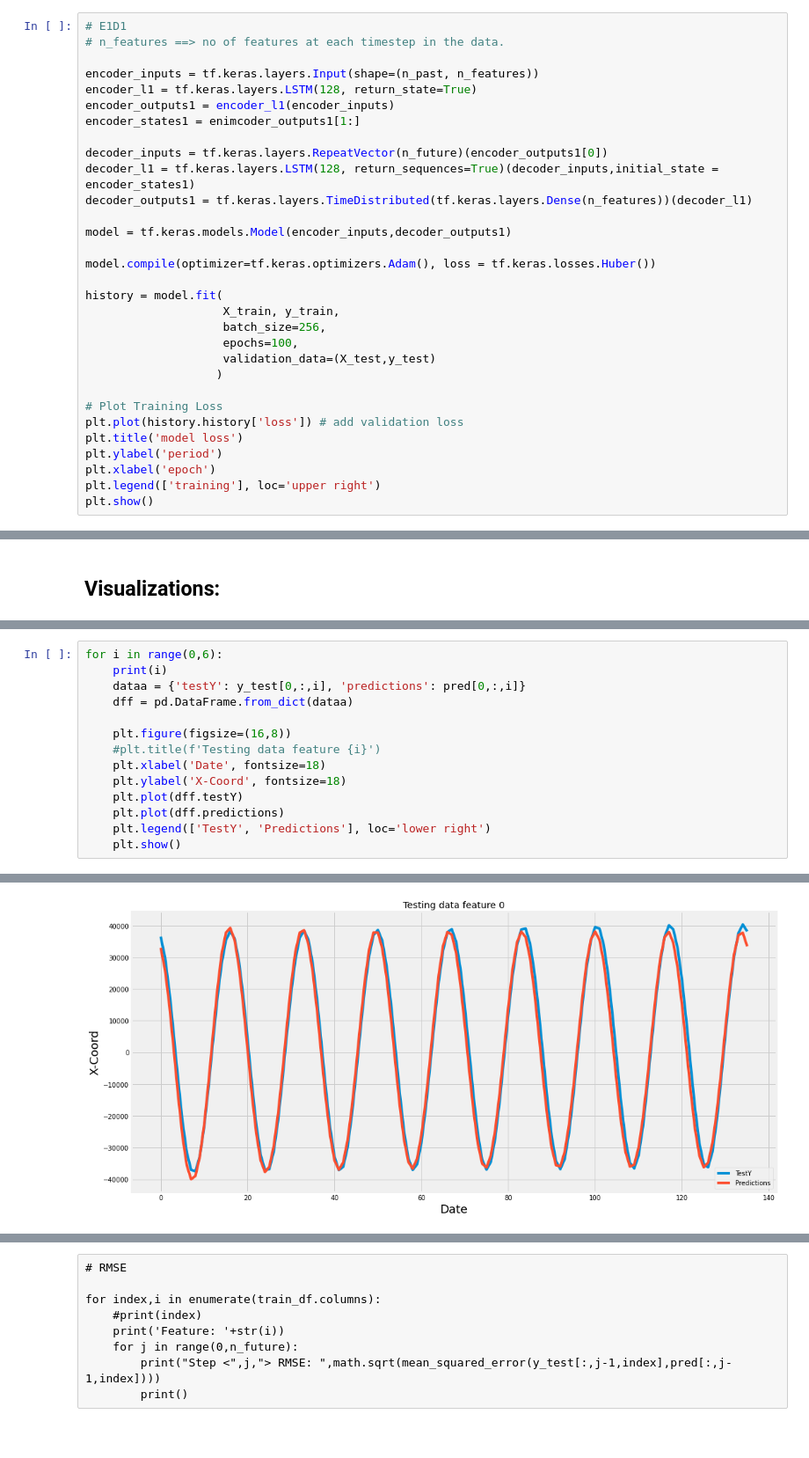
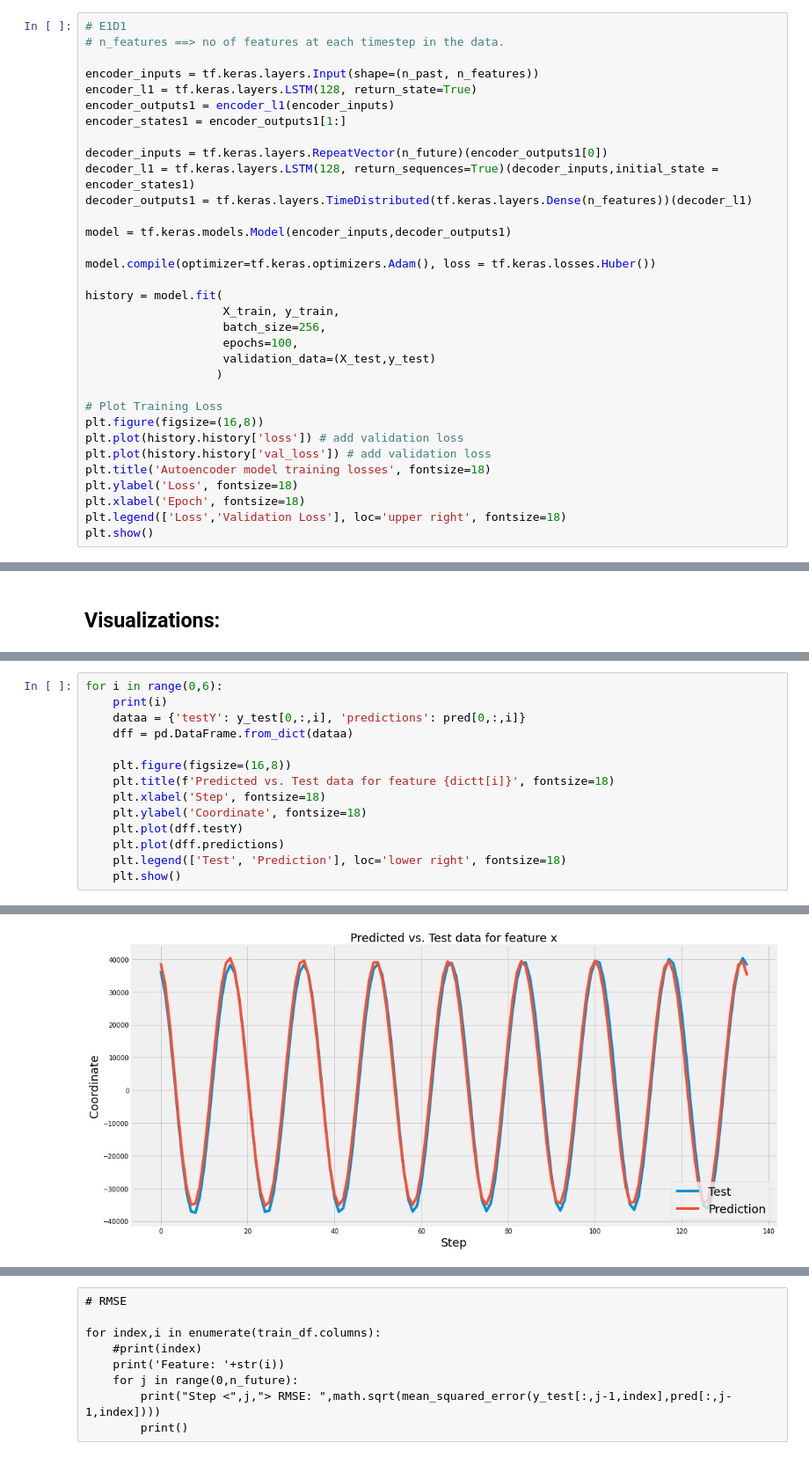
Before and after one commit to vladmarascu/Predicting-Orbits, a Jupyter notebook: RNNs/One-Step Architecture.ipynb, the cells around one changed output, grey strips where cells are left out. Shown at 88% size. Saved outputs shown, nothing was run; the diff lists cells and outputs as text; blank space fills up the shorter version.

```diff
--- a/RNNs/One-Step Architecture.ipynb
+++ b/RNNs/One-Step Architecture.ipynb
@@ -177,7 +177,7 @@ pred.shape
 encoder_inputs = tf.keras.layers.Input(shape=(n_past, n_features))
 encoder_l1 = tf.keras.layers.LSTM(128, return_state=True)
 encoder_outputs1 = encoder_l1(encoder_inputs)
-encoder_states1 = enimcoder_outputs1[1:]
+encoder_states1 = encoder_outputs1[1:]
 
 decoder_inputs = tf.keras.layers.RepeatVector(n_future)(encoder_outputs1[0])
 decoder_l1 = tf.keras.layers.LSTM(128, return_sequences=True)(decoder_inputs,initial_state = encoder_states1)
@@ -195,11 +195,13 @@ history = model.fit(
                    )
 
 # Plot Training Loss
+plt.figure(figsize=(16,8))
 plt.plot(history.history['loss']) # add validation loss
-plt.title('model loss')
-plt.ylabel('period')
-plt.xlabel('epoch')
-plt.legend(['training'], loc='upper right')
+plt.plot(history.history['val_loss']) # add validation loss
+plt.title('Autoencoder model training losses', fontsize=18)
+plt.ylabel('Loss', fontsize=18)
+plt.xlabel('Epoch', fontsize=18)
+plt.legend(['Loss','Validation Loss'], loc='upper right', fontsize=18)
 plt.show()
 # %% [output]
 Epoch 1/100
@@ -280,18 +292,18 @@ array([ 32956.88   ,  25898.61   ,  14722.96   ,    865.08386,
 # %%
 for i in range(0,6):
     print(i)
     dataa = {'testY': y_test[0,:,i], 'predictions': pred[0,:,i]}
     dff = pd.DataFrame.from_dict(dataa)
 
     plt.figure(figsize=(16,8))
-    #plt.title(f'Testing data feature {i}')
-    plt.xlabel('Date', fontsize=18)
-    plt.ylabel('X-Coord', fontsize=18)
+    plt.title(f'Predicted vs. Test data for feature {dictt[i]}', fontsize=18)
+    plt.xlabel('Step', fontsize=18)
+    plt.ylabel('Coordinate', fontsize=18)
     plt.plot(dff.testY)
     plt.plot(dff.predictions)
-    plt.legend(['TestY', 'Predictions'], loc='lower right')
+    plt.legend(['Test', 'Prediction'], loc='lower right', fontsize=18)
     plt.show()
 # %% [output]
 0
-[figure, old version]
+[figure, new version]
 1
```
Also changed, not shown: parts of 11 cells of this notebook.
